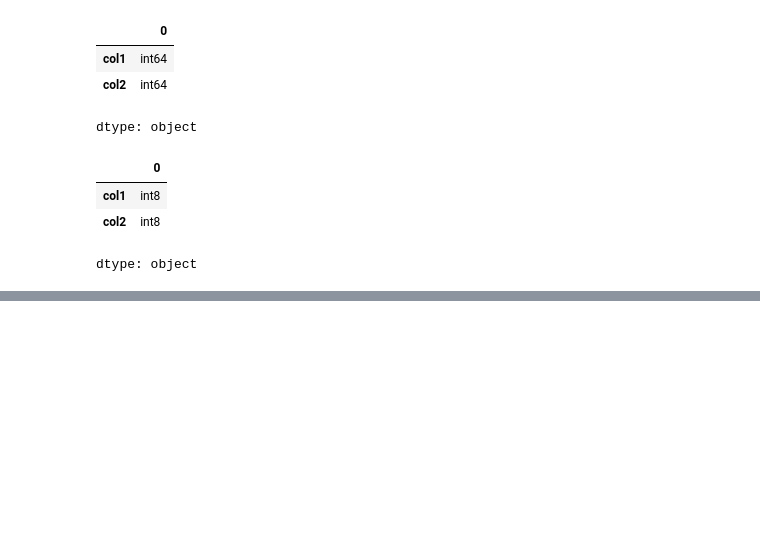
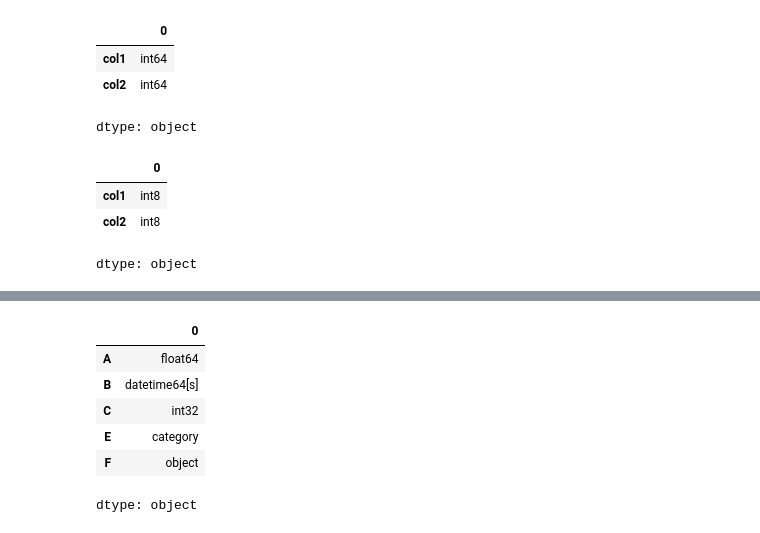
Before and after one commit to JONGBOK1/2025-1-myclass-BDA, a Jupyter notebook: inclass/02w_B_0312_pandas_basic.ipynb, the cells around one changed output, grey strips where cells are left out. Drawn from its saved outputs; the diff is of its cells as text; code cells hidden in the pictures; blank space fills up the shorter version.

```diff
--- a/inclass/02w_B_0312_pandas_basic.ipynb
+++ b/inclass/02w_B_0312_pandas_basic.ipynb
@@ -494,0 +596,10 @@ dtype: object
+# %%
+df2.dtypes
+# %% [output]
+|  | 0 |
+| A | float64 |
+| B | datetime64[s] |
+| C | int32 |
+| E | category |
+| F | object |
+dtype: object
```
Also changed, not shown: parts of 14 cells of this notebook.
